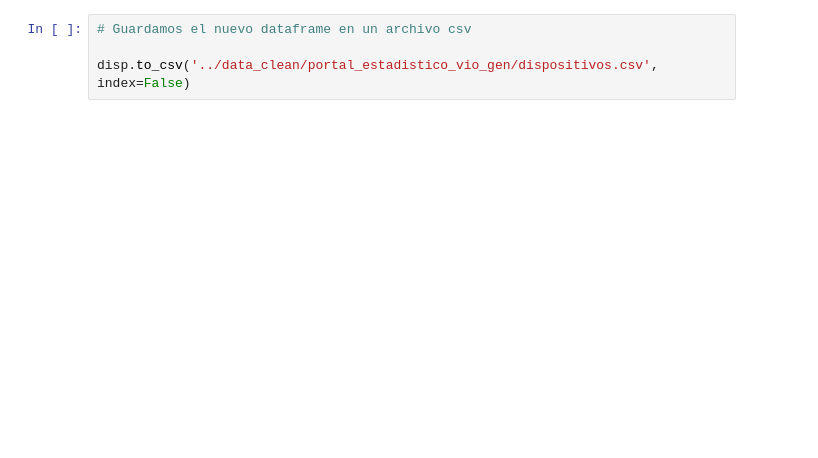
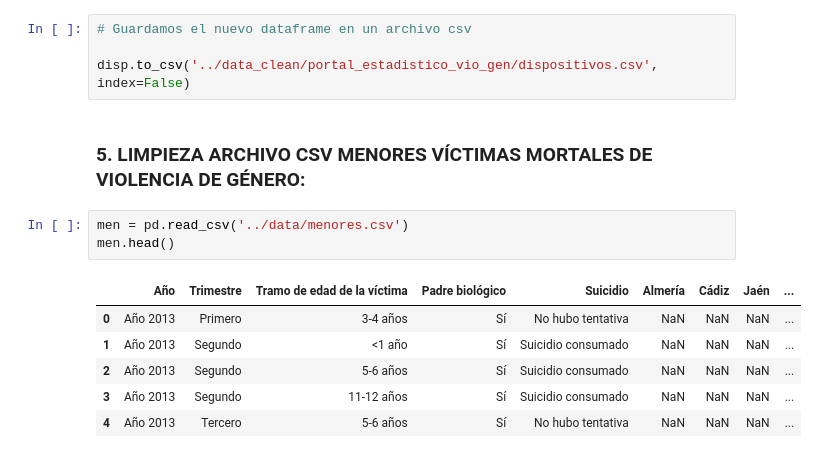
Before and after one commit to NoeRoson/Final_project, a Jupyter notebook: code/limpieza.ipynb, the cells around one changed output. Saved outputs shown, nothing was run; the diff lists cells and outputs as text; blank space fills up the shorter version.

```diff
--- a/code/limpieza.ipynb
+++ b/code/limpieza.ipynb
@@ -233,3 +240,15 @@ disp.head()
 # Guardamos el nuevo dataframe en un archivo csv
 
 disp.to_csv('../data_clean/portal_estadistico_vio_gen/dispositivos.csv', index=False)
+# %% [markdown]
+### 5. LIMPIEZA ARCHIVO CSV MENORES VÍCTIMAS MORTALES DE VIOLENCIA DE GÉNERO:
+# %%
+men = pd.read_csv('../data/menores.csv')
+men.head()
+# %% [output]
+|  | Año | Trimestre | Tramo de edad de la víctima | Padre biológico | Suicidio | Almería | Cádiz | Jaén | ... |
+| 0 | Año 2013 | Primero | 3-4 años | Sí | No hubo tentativa | NaN | NaN | NaN | ... |
+| 1 | Año 2013 | Segundo | <1 año | Sí | Suicidio consumado | NaN | NaN | NaN | ... |
+| 2 | Año 2013 | Segundo | 5-6 años | Sí | Suicidio consumado | NaN | NaN | NaN | ... |
+| 3 | Año 2013 | Segundo | 11-12 años | Sí | Suicidio consumado | NaN | NaN | NaN | ... |
+| 4 | Año 2013 | Tercero | 5-6 años | Sí | No hubo tentativa | NaN | NaN | NaN | ... |
```
Also changed, not shown: parts of 35 cells of this notebook, 3 other files.
